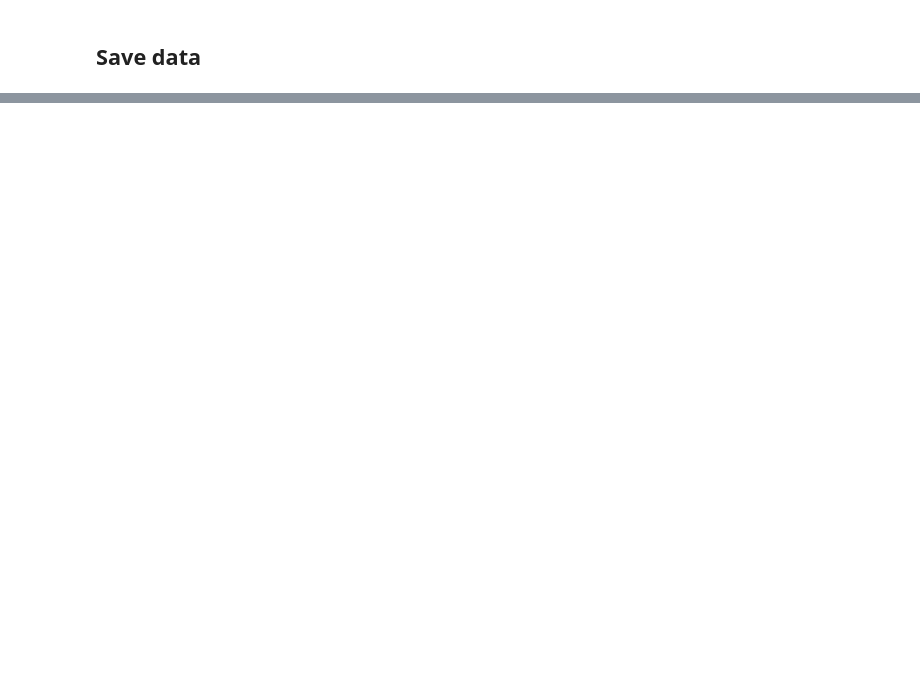
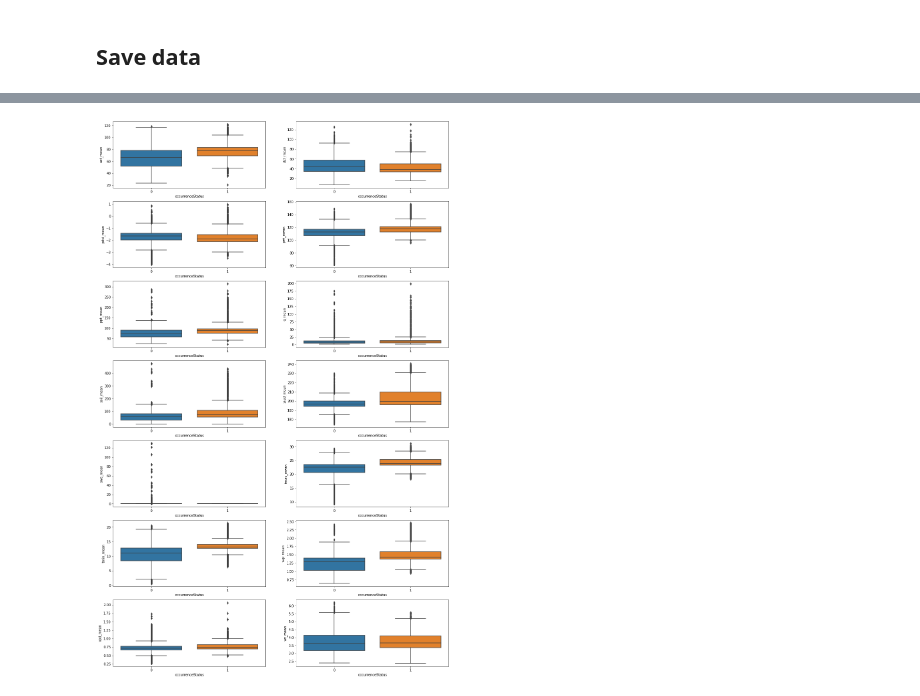
Before and after one commit to VinceTruong/EY_2022, a Jupyter notebook: Model Dataset.ipynb, the cells around one changed output, grey strips where cells are left out. Drawn from its saved outputs; the diff is of its cells as text; code cells hidden in the pictures; blank space fills up the shorter version.

```diff
--- a/Model Dataset.ipynb
+++ b/Model Dataset.ipynb
@@ -470,0 +491,3 @@ model_data.to_csv('model_data.csv', index=False)
+# %%
+predictors = model_data.columns[4:]
+predictors
@@ -470,0 +499,5 @@ model_data.to_csv('model_data.csv', index=False)
+# %%
+fig, axes = plt.subplots(7, 2, figsize=(18, 30))
+for i in range(len(predictors)):
+    sns.kdeplot(ax = axes[i//2, i%2], data=model_data, x=predictors[i], hue="occurrenceStatus", cut=0, common_norm=False, alpha=1)
+plt.show()
@@ -470,0 +565,8 @@ model_data.to_csv('model_data.csv', index=False)
+# %%
+fig, axes = plt.subplots(7, 2, figsize=(18, 30))
+
+for i in range(len(predictors)):
+    sns.boxplot(ax = axes[i//2, i%2], data=model_data, y=predictors[i], x="occurrenceStatus")
+plt.show()
+# %% [output]
+[figure, added]
```
Also changed, not shown: parts of 80 cells of this notebook.
